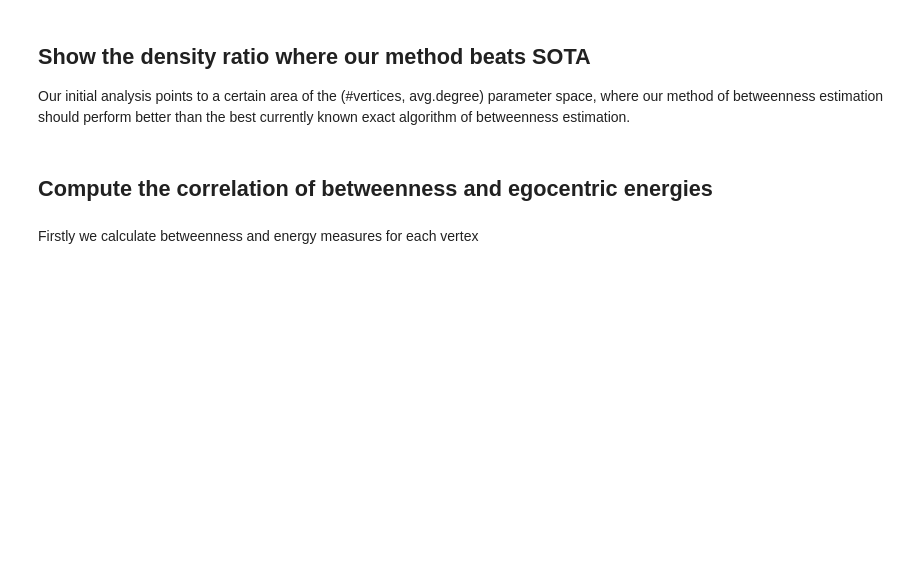
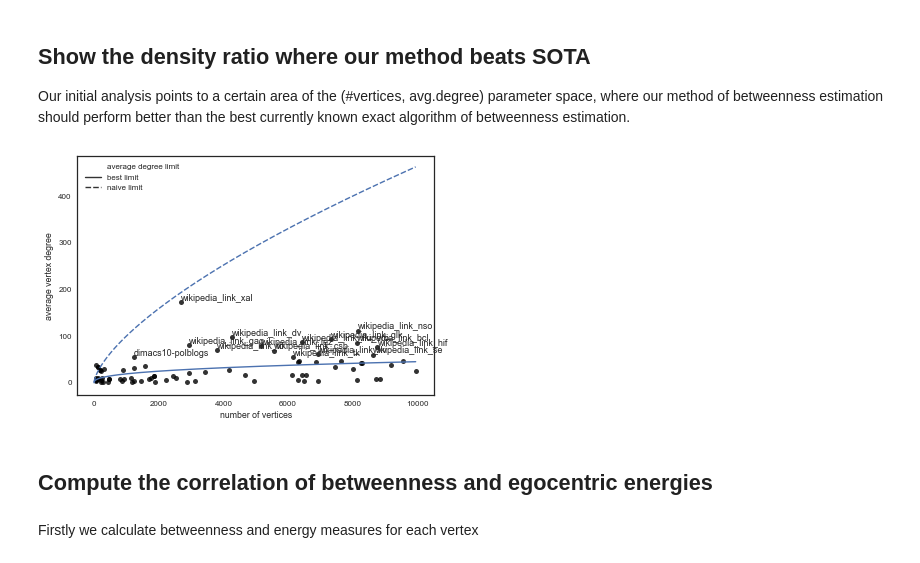
Before and after one commit to megaduks/entropy-complex-networks, a Jupyter notebook: networkentropy/experiments/Betweenness estimation from graph egocentric energies.ipynb, the cells around one changed output. Cells and saved outputs as stored; diff of their text form; code cells hidden in the pictures; blank space fills up the shorter version.

```diff
--- a/networkentropy/experiments/Betweenness estimation from graph egocentric energies.ipynb
+++ b/networkentropy/experiments/Betweenness estimation from graph egocentric energies.ipynb
@@ -239,7 +225,7 @@ We normalize these variables using MinMax scaling to the range of [0-1]. Finally
 num_nodes = 250
 
 results = pd.DataFrame(columns=['node',
-                                'betweenness',.
+                                'betweenness',
                                 'randic_energy',
                                 'graph_energy',
                                 'network_model',
@@ -732,9 +653,0 @@ with open('networks.pickle','wb') as f:
-# %%
-import pickle
-
-networks = []
-
-with open('networks.pickle','rb') as f:
-    networks = pickle.load(f)
-
-print('Number of empirical networks: ', len(networks))
@@ -755,0 +676,20 @@ networks = networks[:100]
+# %%
+networks = []
+
+for n in tqdm(networks_raw):
+
+    network = Dataset(network_name=n.network_name,
+                      category=n.category,
+                      num_nodes=n.num_nodes,
+                      num_edges=n.num_edges,
+                      directed=n.directed,
+                      bipartite=n.bipartite,
+                      tsv_url=n.tsv_url
+                     )
+
+    if network.network_name not in tabu_list:
+
+        networks.append(nu.build_network_from_out_konect(network_name=network.network_name,
+                                                     tsv_url=network.tsv_url,
+                                                     directed=network.directed,
+                                                     dir_name=f'data/'))
@@ -758,7 +717,7 @@ networks = networks[:100]
 
 Our initial analysis points to a certain area of the (#vertices, avg.degree) parameter space, where our method of betweenness estimation should perform better than the best currently known exact algorithm of betweenness estimation.
 # %%
-x = range(1, max([n.num_nodes for n in networks]))
+x = range(1, max([nx.number_of_nodes(n) for n in networks]))
 y1 = np.power(x * np.log(x), 1 / 3)
 y2 = np.power(x, 2 / 3)
 
@@ -771,37 +730,39 @@ df = pd.DataFrame({
 
 # sns.set(rc={'figure.figsize': (11.7, 8.27)})
 plt.style.use(['seaborn-white', 'seaborn-paper'])
 
 figure = sns.lineplot(
     data=df, x='num vertices', y='value', style='average degree limit')
 
 plt.xlabel('number of vertices')
 plt.ylabel('average vertex degree')
 
 ax = sns.regplot(
-    x=[n.num_nodes for n in networks],
-    y=[2*n.num_edges/n.num_nodes for n in networks],
+    x=[nx.number_of_nodes(n) for n in networks],
+    y=[2*nx.number_of_edges(n)/nx.number_of_nodes(n) for n in networks],
     scatter=True,
     fit_reg=False,
     marker='o',
     color='black',
     scatter_kws={"s": 25})
 # the "s" key in `scatter_kws` modifies the size of the marker
 
 network_data_labels = [
-    (n.num_nodes, 2*n.num_edges/n.num_nodes, n.name)
+    (nx.number_of_nodes(n), 2*nx.number_of_edges(n)/nx.number_of_nodes(n), n.name)
     for n
     in networks
 ]
 
 sns.set(font_scale=0.75)
 [
     ax.text(p[0] + 2, p[1] + 3, p[2])
     for p in network_data_labels
-    if p[1] > 15
+    if p[1] > 50
 ]
 
 plt.show(figure)
+# %% [output]
+[figure, added]
 # %% [markdown]
 ## Compute the correlation of betweenness and egocentric energies
 # %% [markdown]
```
Also changed, not shown: parts of 29 cells of this notebook, 1 other file.
